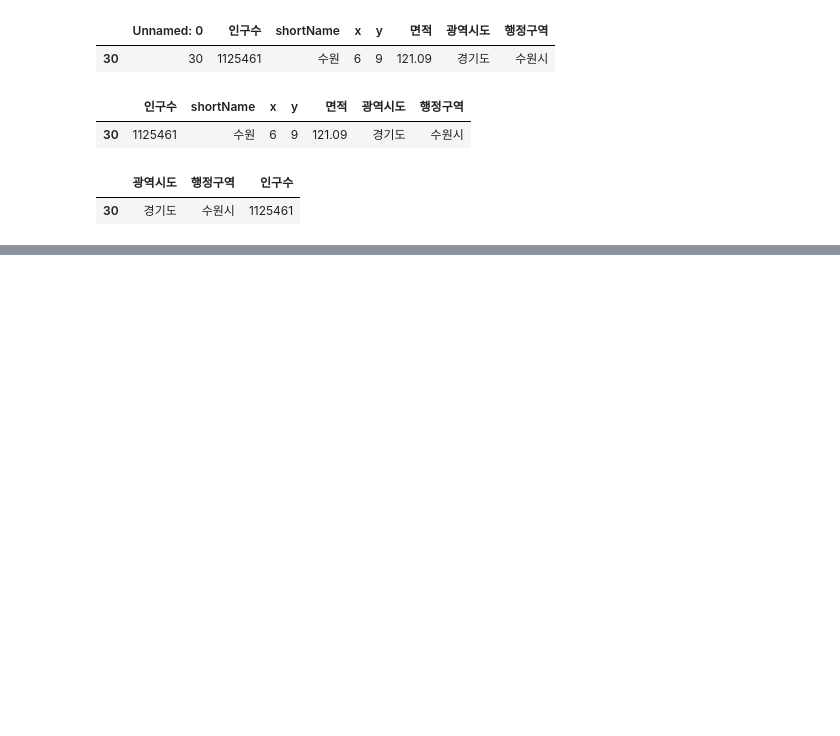
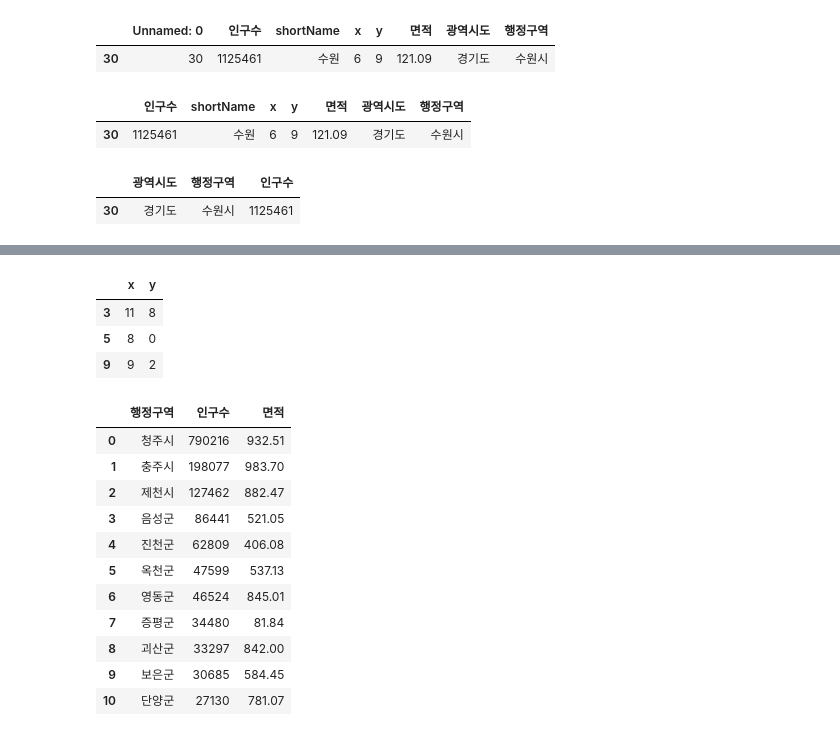
Before and after one commit to mysoyul/ibkbank_webscraping_analysis, a Jupyter notebook: 01.행정구역정보 분석.ipynb, the cells around one changed output, grey strips where cells are left out. Saved outputs shown, nothing was run; the diff lists cells and outputs as text; code cells hidden in the pictures; blank space fills up the shorter version.

```diff
--- a/01.행정구역정보 분석.ipynb
+++ b/01.행정구역정보 분석.ipynb
@@ -166,3 +301,30 @@ data.loc[data['인구수'] == pop_max,['광역시도','행정구역','인구수'
+# %%
+#3,5,9 특정행과 특정열 여러개 선택
+data.loc[[3,5,9],['x','y']]
+# %% [output]
+|  | x | y |
+| 3 | 11 | 8 |
+| 5 | 8 | 0 |
+| 9 | 9 | 2 |
+# %%
+#조건식 사용
+#충청북도의 행정구역, 인구수, 면적 출력하기
+#인구수가 많은 순서대로 정렬하고, index도 reset 하기
+data.loc[data['광역시도'] == '충청북도', ['행정구역','인구수','면적']].sort_values(by='인구수',ascending=False)\
+.reset_index(drop=True)
+# %% [output]
+|  | 행정구역 | 인구수 | 면적 |
+| 0 | 청주시 | 790216 | 932.51 |
+| 1 | 충주시 | 198077 | 983.70 |
+| 2 | 제천시 | 127462 | 882.47 |
+| 3 | 음성군 | 86441 | 521.05 |
+| 4 | 진천군 | 62809 | 406.08 |
+| 5 | 옥천군 | 47599 | 537.13 |
+| 6 | 영동군 | 46524 | 845.01 |
+| 7 | 증평군 | 34480 | 81.84 |
+| 8 | 괴산군 | 33297 | 842.00 |
+| 9 | 보은군 | 30685 | 584.45 |
+| 10 | 단양군 | 27130 | 781.07 |
 # %%
 # figure, ax1 = plt.subplots(nrows=1, ncols=1)
 # figure.set_size_inches(18,12)
```
Also changed, not shown: parts of 14 cells of this notebook.
